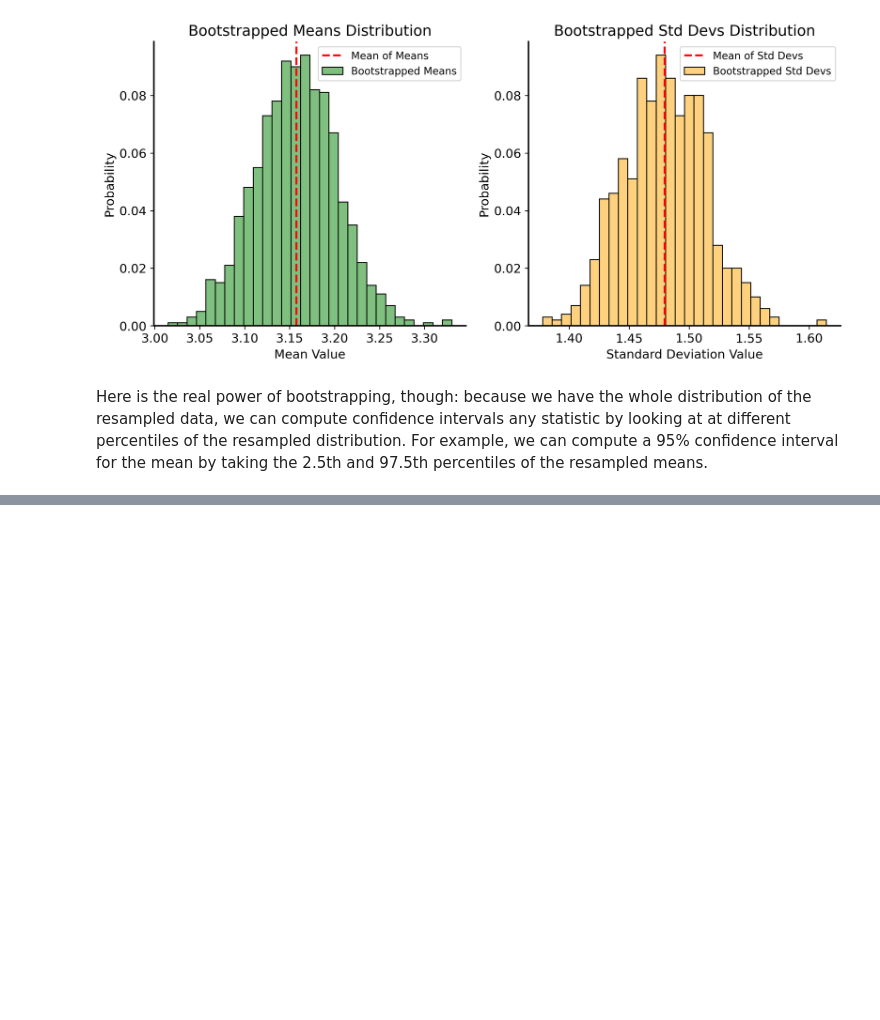
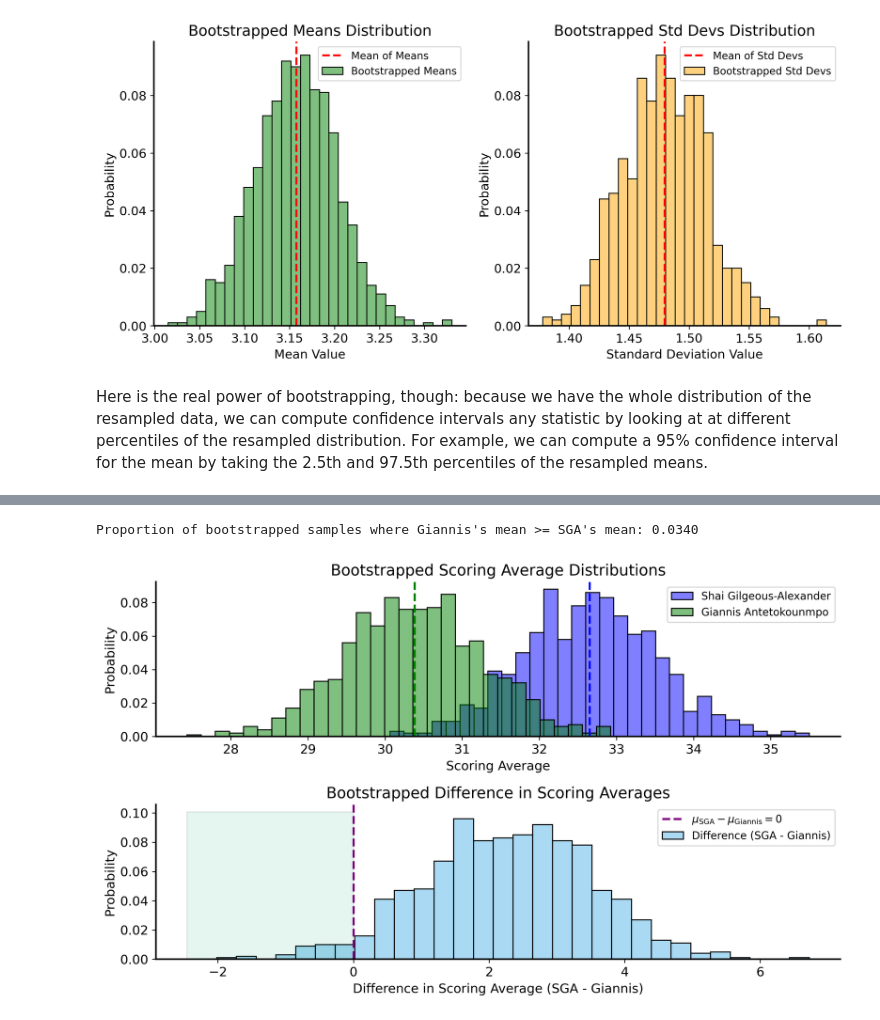
Before and after one commit to jrudoler-teaching/understanding-uncertainty, a Jupyter notebook: notebooks/lecture-06.ipynb, the cells around one changed output, grey strips where cells are left out. Cells and saved outputs as stored; diff of their text form; code cells hidden in the pictures; blank space fills up the shorter version.

```diff
--- a/notebooks/lecture-06.ipynb
+++ b/notebooks/lecture-06.ipynb
@@ -168,0 +390,55 @@ plt.show()
+# %%
+def bootstrap_mean_dist(sample, n_iterations=1000, rng=None):
+    if rng is None:
+        rng = np.random.default_rng()
+    n = len(sample)
+    means = []
+    for _ in range(n_iterations):
+        resample = rng.choice(sample, size=n, replace=True)
+        means.append(np.mean(resample))
+    return np.array(means)
+# Generate bootstrapped distributions for both players
+sga_dist = bootstrap_mean_dist(
+    compare_df[compare_df["player"] == "Shai Gilgeous-Alexander"]["PTS"],
+    n_iterations=1000,
+    rng=np.random.default_rng(42)
+)
+giannis_dist = bootstrap_mean_dist(
+    compare_df[compare_df["player"] == "Giannis Antetokounmpo"]["PTS"],
+    n_iterations=1000,
+    rng=np.random.default_rng(42)
+)
+# compute the proportion of bootstrapped means where Giannis's mean is greater than or equal to SGA's mean
+p_value = np.mean(giannis_dist >= sga_dist)
+print(f"Proportion of bootstrapped samples where Giannis's mean >= SGA's mean: {p_value:.4f}")
+
+# Plot the distributions
+fig, ax = plt.subplots(2, 1, figsize=(10, 6))
+sns.histplot(sga_dist, bins=30, stat="probability", alpha=0.5, color='blue', label='Shai Gilgeous-Alexander', ax=ax[0])
+sns.histplot(giannis_dist, bins=30, stat="probability", alpha=0.5, color='green', label='Giannis Antetokounmpo', ax=ax[0])
+ax[0].axvline(np.mean(sga_dist), color='blue', linestyle='--')
+ax[0].axvline(np.mean(giannis_dist), color='green', linestyle='--')
+ax[0].set_title("Bootstrapped Scoring Average Distributions")
+ax[0].set_xlabel("Scoring Average")
+ax[0].set_ylabel("Probability")
+ax[0].legend()
+# Plot the distribution of the difference in means
+diff_dist = sga_dist - giannis_dist
+sns.histplot(diff_dist, bins=30, stat="probability", alpha=0.5, label='Difference (SGA - Giannis)', ax=ax[1])
+ax[1].fill_betweenx(
+    y=ax[1].get_ylim(),
+    x1=ax[1].get_xlim()[0],
+    x2=0,
+    alpha=0.1
+)
+ax[1].axvline(0, color='purple', linestyle='--', label=r'$\mu_{\text{SGA}} - \mu_{\text{Giannis}} = 0$')
+ax[1].set_title("Bootstrapped Difference in Scoring Averages")
+ax[1].set_xlabel("Difference in Scoring Average (SGA - Giannis)")
+ax[1].set_ylabel("Probability")
+ax[1].legend()
+
+plt.tight_layout()
+plt.show()
+# %% [output]
+Proportion of bootstrapped samples where Giannis's mean >= SGA's mean: 0.0340
+[figure, added]
```
Also changed, not shown: parts of 15 cells of this notebook, 30 other files.
